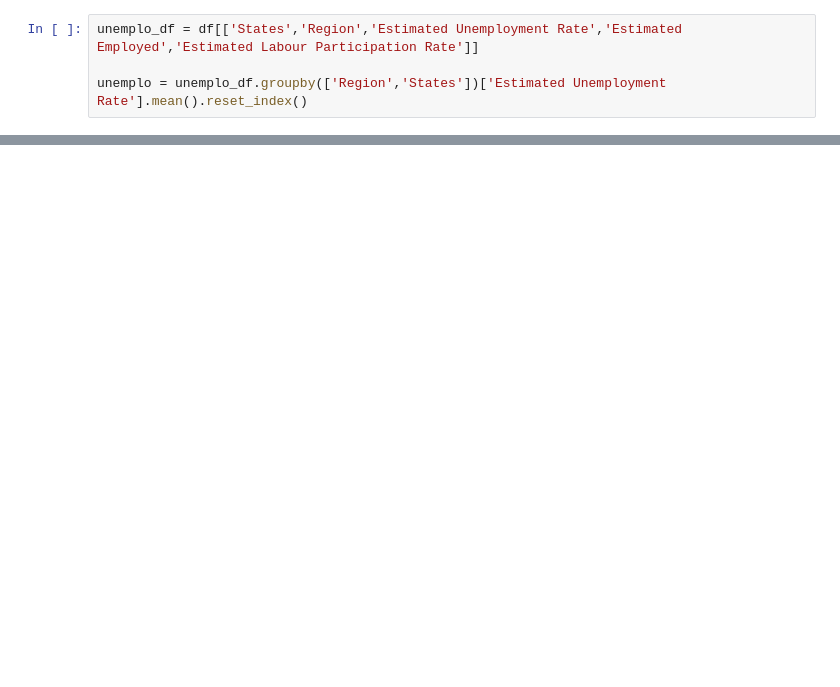
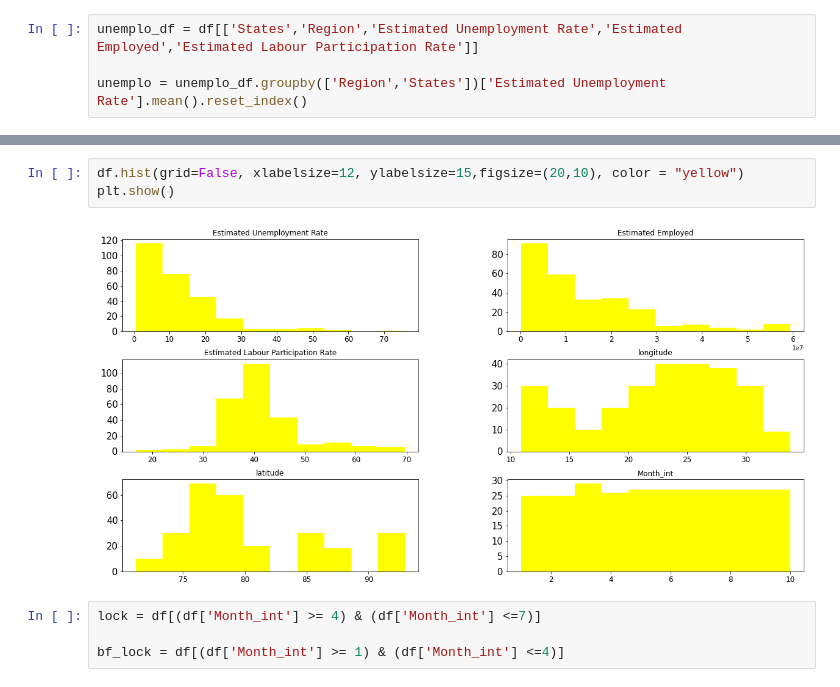
Before and after one commit to Sonali749/MSC-Project, a Jupyter notebook: Unemployment_rate.ipynb, the cells around one changed output, grey strips where cells are left out. Cells and saved outputs as stored; diff of their text form; blank space fills up the shorter version.

```diff
--- a/Unemployment_rate.ipynb
+++ b/Unemployment_rate.ipynb
@@ -229,0 +226,9 @@ plt.show()
+# %%
+df.hist(grid=False, xlabelsize=12, ylabelsize=15,figsize=(20,10), color = "yellow")
+plt.show()
+# %% [output]
+[figure, added]
+# %%
+lock = df[(df['Month_int'] >= 4) & (df['Month_int'] <=7)]
+
+bf_lock = df[(df['Month_int'] >= 1) & (df['Month_int'] <=4)]
```
Also changed, not shown: parts of 14 cells of this notebook.
